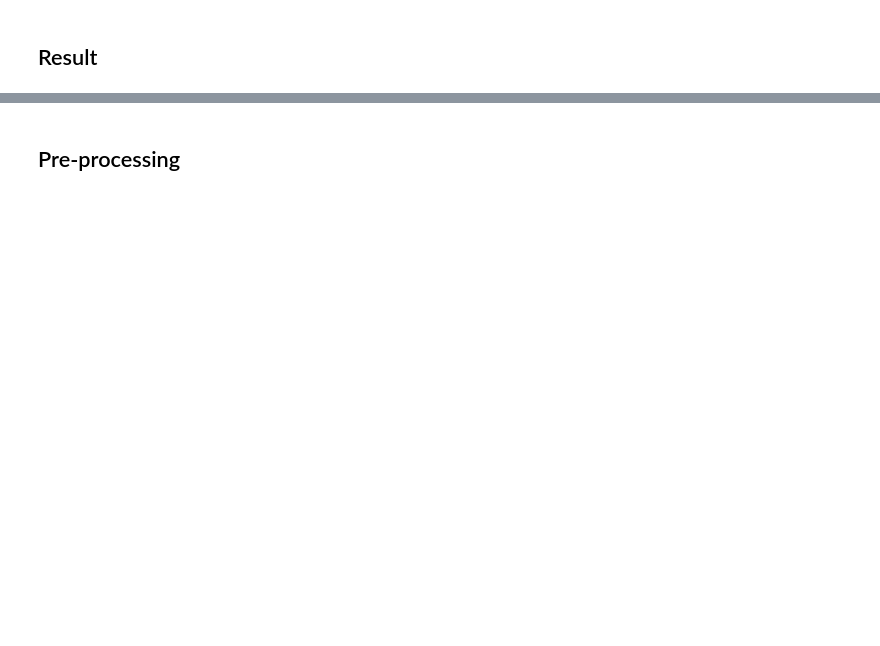
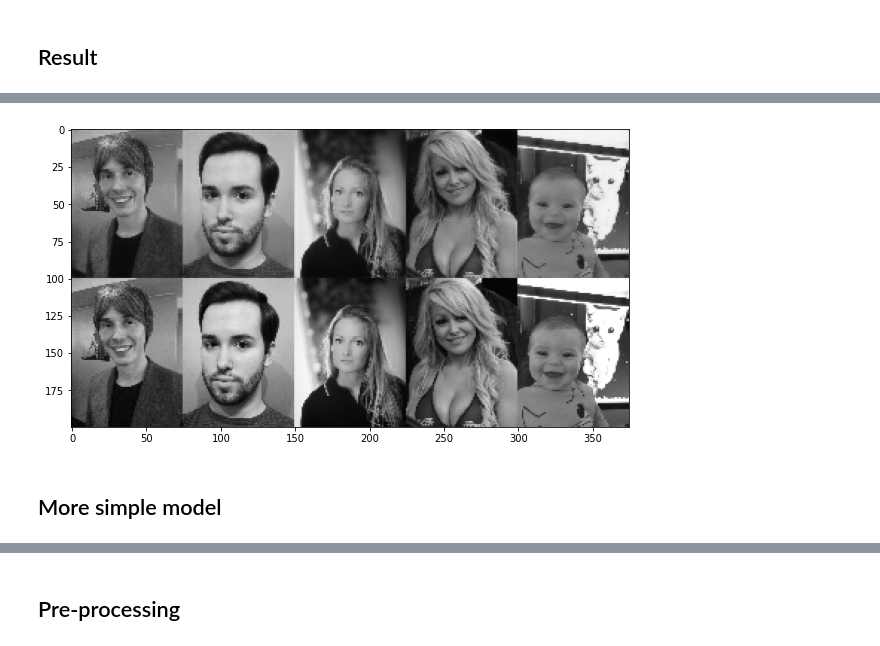
Before and after one commit to Vaycold/Python_DL, a Jupyter notebook: Image_Transformation/컬러사진을 흑백사진으로 바꾸기.ipynb, the cells around one changed output, grey strips where cells are left out. Saved outputs shown, nothing was run; the diff lists cells and outputs as text; code cells hidden in the pictures; blank space fills up the shorter version.

```diff
--- a/Image_Transformation/컬러사진을 흑백사진으로 바꾸기.ipynb
+++ b/Image_Transformation/컬러사진을 흑백사진으로 바꾸기.ipynb
@@ -198,0 +251,8 @@ res = model.predict()
+# %%
+plt.figure(figsize=(10,7))
+plt.imshow(imgs,cmap='gray')
+plt.show()
+# %% [output]
+[figure, added]
+# %% [markdown]
+## More simple model
```
Also changed, not shown: parts of 25 cells of this notebook.
